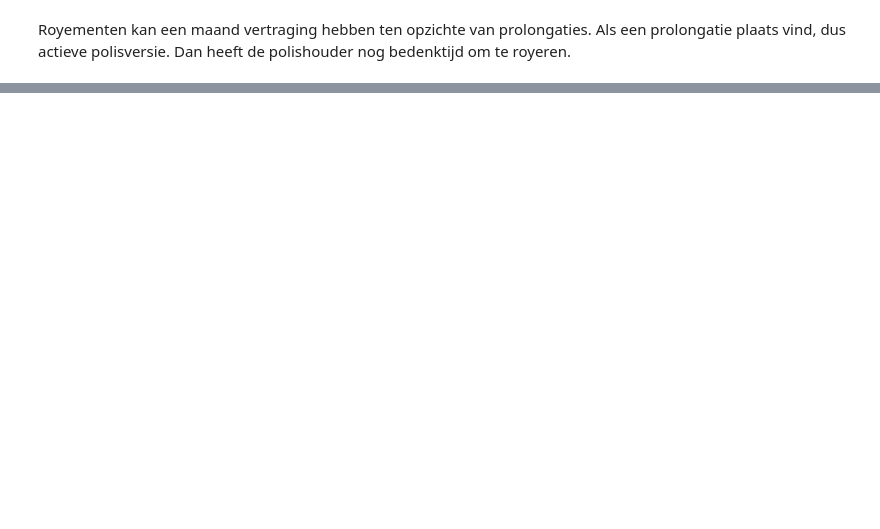
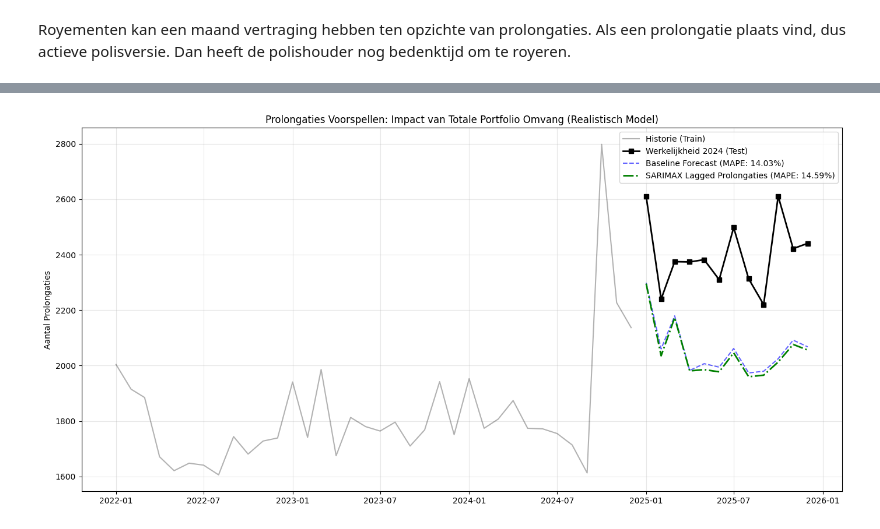
Before and after one commit to wmvanhuis/MADS-ML-Graduation_Project_Bovemij, a Jupyter notebook: notebooks/timeseries/model timeseries royementen.ipynb, the cells around one changed output, grey strips where cells are left out. Saved outputs shown, nothing was run; the diff lists cells and outputs as text; code cells hidden in the pictures; blank space fills up the shorter version.

```diff
--- a/notebooks/timeseries/model timeseries royementen.ipynb
+++ b/notebooks/timeseries/model timeseries royementen.ipynb
@@ -308,0 +588,85 @@ Royementen kan een maand vertraging hebben ten opzichte van prolongaties. Als ee
+# %%
+# Experiment: SARIMAX met Lagged Eindstand als Exogene Variabele
+
+# 1. Variabelen voorbereiden
+# Creëer de 'Lagged' Exogene Variabele (Prolongaties van de vorige maand)
+#df_exp1 = df.copy()  # Maak een kopie van de originele DataFrame voor het experiment
+#df_exp1['Prolongaties_VorigeMaand'] = df_exp1['Prolongaties'].shift(1)
+
+# Controleer of de allereerste rij een NaN heeft in de nieuwe kolom (door de shift)
+#df_exp1 = df_exp1.dropna(subset=['Prolongaties_VorigeMaand']).copy()
+
+# Log-transformatie exogene variabele
+#df_exp1['Log_Prolongaties_VorigeMaand'] = np.log1p(df_exp1['Prolongaties_VorigeMaand'])
+
+target_col = 'Log_Royementen'
+exog_col = 'Log_Prolongaties_VorigeMaand'
+
+# 2. Splitsen in Train (t/m 2024) en Test (2025)
+train_base = df[:'2024-12-01']
+test_base = df['2025-01-01':'2025-12-01']
+
+train = df_exp1[:'2024-12-01']
+test = df_exp1['2025-01-01':'2025-12-01']
+
+print("--- Start Experiment: SARIMAX met LAGGED Prolongaties (Realistische Forecast) ---")
+
+# 3. Model 1: Baseline Prolongaties (Zonder Exog)
+model_base = SARIMAX(train_base[target_col],
+                     order=(1, 1, 1),
+                     seasonal_order=(1, 1, 1, 12),
+                     enforce_stationarity=False,
+                     enforce_invertibility=False)
+res_base = model_base.fit(disp=False)
+fc_base_log = res_base.get_forecast(steps=len(test_base)).predicted_mean
+forecast_base_final = np.expm1(fc_base_log)
+
+# 4. Model 2: Experiment (Met Exog 'Prolongaties Vorige Maand')
+model_exog = SARIMAX(train[target_col],
+                     exog=train[exog_col],
+                     order=(1, 1, 1),
+                     seasonal_order=(1, 1, 1, 12),
+                     enforce_stationarity=False,
+                     enforce_invertibility=False)
+res_exog = model_exog.fit(disp=False)
+
+# Voorspelling met de werkelijke Lagged Prolongaties van 2024
+fc_exog_log = res_exog.get_forecast(steps=len(test), exog=test[exog_col]).predicted_mean
+forecast_exog_final = np.expm1(fc_exog_log)
+
+# 5. Werkelijke data 2024 voorstbereiden voor evaluatie
+actual_final = np.expm1(test[target_col])
+
+# 6. Evaluatie Berekenen
+mape_base = mean_absolute_percentage_error(actual_final, forecast_base_final)
+rmse_base = np.sqrt(mean_squared_error(actual_final, forecast_base_final))
+
+mape_exog = mean_absolute_percentage_error(actual_final, forecast_exog_final)
+rmse_exog = np.sqrt(mean_squared_error(actual_final, forecast_exog_final))
+
+# 7. Resultaten Printen
+print(f"\nBaseline Model Prolongaties (Alleen Historie):")
+print(f"MAPE: {mape_base:.2%}")
+print(f"RMSE: {rmse_base:.2f} polissen")
+
+print(f"\nRealistisch SARIMAX Model (Met Prolongaties Vorige Maand):")
+print(f"Nieuwe MAPE: {mape_exog:.2%}")
+print(f"Nieuwe RMSE: {rmse_exog:.2f} polissen")
+
+print("\nModel Summary (Let op de P-waarde van 'Log_Prolongaties_VorigeMaand'):")
+print(res_exog.summary())
+
+# 8. Visualisatie Vergelijking
+plt.figure(figsize=(14, 7))
+plt.plot(np.expm1(train[target_col]['2022-01-01':]), label='Historie (Train)', color='black', alpha=0.3)
+plt.plot(actual_final, label='Werkelijkheid 2024 (Test)', color='black', marker='s', linewidth=2)
+plt.plot(forecast_base_final, label=f'Baseline Forecast (MAPE: {mape_base:.2%})', color='blue', linestyle='--', alpha=0.6)
+plt.plot(forecast_exog_final, label=f'SARIMAX Lagged Prolongaties (MAPE: {mape_exog:.2%})', color='green', linewidth=2, linestyle='-.')
+
+plt.title('Prolongaties Voorspellen: Impact van Totale Portfolio Omvang (Realistisch Model)')
+plt.ylabel('Aantal Prolongaties')
+plt.legend()
+plt.grid(True, alpha=0.3)
+plt.tight_layout()
+plt.show()
+# %% [output]
@@ -308,0 +690 @@ Royementen kan een maand vertraging hebben ten opzichte van prolongaties. Als ee
+[figure, added]
```
Also changed, not shown: parts of 10 cells of this notebook, 8 other files.
